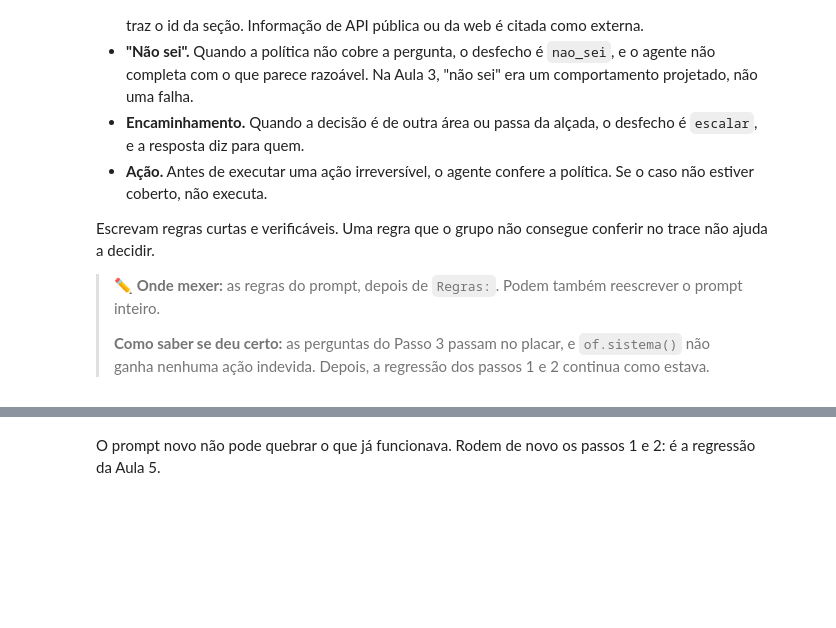
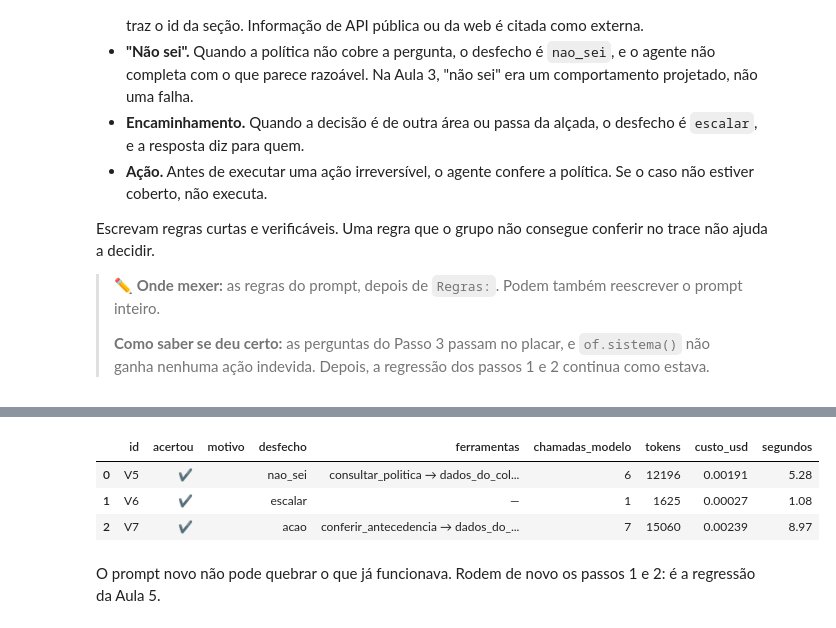
Before and after one commit to Edulago/ai-agents-engineering-v2, a Jupyter notebook: encontro-06/02b-exercicio-oficina.ipynb, the cells around one changed output, grey strips where cells are left out. Saved outputs shown, nothing was run; the diff lists cells and outputs as text; code cells hidden in the pictures; blank space fills up the shorter version.

```diff
--- a/encontro-06/02b-exercicio-oficina.ipynb
+++ b/encontro-06/02b-exercicio-oficina.ipynb
@@ -376,0 +555,82 @@ of.rodar(agente, 3)
+# %%
+# ✏️ EDITE AQUI ──────────────────────────────────────────────
+# 1) A conta de datas sai do modelo. Nas rodadas exploratórias, só com o prompt, o gpt-4o-mini errou a antecedência
+#    nos dois sentidos (escalou ida em 08/12 e liberou ida em 26/11). Uma ferramenta determinística faz a conta;
+#    o modelo só lê o resultado. Ela é registrada na oficina para aparecer no trace como as outras.
+from datetime import date
+
+def conferir_antecedencia(data_ida: str) -> dict:
+    try:
+        ida = date.fromisoformat(data_ida)
+    except ValueError:
+        return {"erro": "data_invalida", "mensagem": f"'{data_ida}' não é uma data AAAA-MM-DD.",
+                "como_corrigir": "mande a data de ida no formato AAAA-MM-DD"}
+    dias = (ida - date.today()).days
+    return {"origem": "cálculo da Lumen (código, sem modelo)", "hoje": date.today().isoformat(), "data_ida": ida.isoformat(),
+            "dias_de_antecedencia": dias, "cumpre_antecedencia_de_7_dias": dias >= 7}
+
+of.IMPLEMENTACOES["conferir_antecedencia"] = conferir_antecedencia
+of._caso()["ferramentas"]["conferir_antecedencia"] = {
+    "papeis": ["interna"],
+    "contrato": {
+        "descricao": ("Calcula, em código, quantos dias corridos faltam de hoje até a data de ida e se o pedido cumpre "
+                      "a antecedência mínima de 7 dias da política. Use sempre que a resposta depender da antecedência "
+                      "(antes de dizer se a viagem está de acordo, se pode pedir ou antes de submeter). Não faça essa conta "
+                      "por conta própria: use o campo cumpre_antecedencia_de_7_dias."),
+        "parametros": {"type": "object",
+                       "properties": {"data_ida": {"type": "string", "description": "data de ida, AAAA-MM-DD"}},
+                       "required": ["data_ida"], "additionalProperties": False},
+    },
+}
+if "conferir_antecedencia" not in FERRAMENTAS:
+    FERRAMENTAS = FERRAMENTAS + ["conferir_antecedencia"]
+
+# 2) Contrato da consultar_politica: a busca sempre devolve alguma seção, e o modelo ficava em loop procurando
+#    um assunto que a política não tem (bateu no limite de passos). O contrato agora diz quando parar.
+CONTRATOS["consultar_politica"] = {
+    "nome": "consultar_politica",
+    "descricao": ("Busca na política de viagens da Lumen e devolve até 3 seções, cada uma com um id. Use para qualquer regra "
+                  "da empresa: antecedência, teto de hotel, feriados, clima, viagens internacionais e submissão. Cite o id da "
+                  "seção na resposta. A busca sempre devolve alguma seção, mesmo quando a política não trata do assunto: "
+                  "leia o texto. Se ele não fala do assunto perguntado, a política não cobre; não consulte de novo e responda nao_sei."),
+    "parametros": {"type": "object",
+                   "properties": {"pergunta": {"type": "string", "description": "o assunto a buscar, em poucas palavras", "maxLength": 200}},
+                   "required": ["pergunta"]},
+}
+
+# 3) Limite de consultas à política, em código. Mesmo com o contrato novo, o modelo às vezes repete a busca
+#    até o limite de passos. A partir da 4ª consulta no mesmo atendimento, a ferramenta devolve um erro que manda
+#    responder nao_sei. Não depende de o modelo obedecer.
+if not hasattr(of, "_politica_original"):
+    of._politica_original = of.consultar_politica
+LIMITE_CONSULTAS_POLITICA = 3
+
+def consultar_politica_com_limite(pergunta: str) -> dict:
+    feitas = sum(1 for e in (of._atual["registro"] or []) if e["ferramenta"] == "consultar_politica")
+    if feitas >= LIMITE_CONSULTAS_POLITICA:
+        return {"erro": "limite_de_consultas",
+                "mensagem": f"A política já foi consultada {feitas} vezes neste atendimento e não muda entre consultas.",
+                "como_corrigir": "não consulte de novo; se nenhuma seção tratou do assunto, a política não cobre: responda nao_sei"}
+    return of._politica_original(pergunta)
+
+of.IMPLEMENTACOES["consultar_politica"] = consultar_politica_com_limite
+
+# 4) O prompt: regras curtas, cada uma conferível no trace.
+PROMPT = of.prompt_inicial() + """
+
+Regras:
+- Fonte: toda regra da Lumen vem de consultar_politica. No campo fontes, cite o id da seção usada (ex.: politica-viagens#teto-de-diaria-de-hotel). Informação de API pública ou da web é externa: cite o link ou a API e diga que é informação externa.
+- Escopo da política: ela só tem estas seções: antecedência do pedido, teto de diária de hotel, feriados no período, clima e atrasos, viagens internacionais, submissão do pedido e dados do colaborador. Assunto fora dessa lista não é coberto.
+- "Não sei": confira se o texto de alguma seção devolvida fala do assunto exato da pergunta. Se, depois de no máximo duas consultas à política com termos diferentes, nenhuma seção falar do assunto, pare de consultar: o desfecho é nao_sei. Diga que a política não cobre o assunto e não complete com o que parece razoável. A política não proibir algo não quer dizer que permite.
+- Viagem internacional: destino fora do Brasil é sempre escalar para a equipe de Viagens Corporativas. Nunca submeta pedido internacional, mesmo que o consultor peça.
+- Antecedência: use conferir_antecedencia e siga o campo cumpre_antecedencia_de_7_dias. Não conte dias por conta própria. Se não cumprir, o desfecho é escalar para o diretor da área.
+- Feriado: só conta se a data do feriado estiver entre a ida e a volta, inclusive. Feriado no período pede justificativa do gestor no pedido; não é motivo para escalar.
+- Viagem nacional: quando o consultor perguntar se está tudo certo ou o que precisa saber, diga cada ponto da política com a sua seção: antecedência, teto de hotel do nível dele, feriado no período e, se houver previsão, chuva forte.
+- Ação: só chame submeter_pedido_de_viagem quando todas estas condições valerem: o consultor mandou submeter ou abrir o pedido; ele informou destino, ida, volta, motivo e valor estimado; o destino é no Brasil; e conferir_antecedencia confirmou a antecedência. Nunca invente o valor estimado nem use 0. "Posso fazer o pedido?" ou "está tudo certo?" são dúvidas, não ordens: responda e não submeta.
+- Seja econômico: nunca repita uma chamada com os mesmos argumentos, porque o resultado não muda. Só chame as ferramentas que a pergunta exige.
+"""
+# ✏️ ATÉ AQUI ────────────────────────────────────────────────
+
+agente = montar_agente()
+of.rodar(agente, 3)
+# %% [output]
@@ -377,3 +642,7 @@ of.rodar(agente, 3)
+|  | id | acertou | motivo | desfecho | ferramentas | chamadas_modelo | tokens | custo_usd | segundos |
+| 0 | V5 | ✔ |  | nao_sei | consultar_politica → dados_do_col... | 6 | 12196 | 0.00191 | 5.28 |
+| 1 | V6 | ✔ |  | escalar | — | 1 | 1625 | 0.00027 | 1.08 |
+| 2 | V7 | ✔ |  | acao | conferir_antecedencia → dados_do_... | 7 | 15060 | 0.00239 | 8.97 |
 # %% [markdown]
 O prompt novo não pode quebrar o que já funcionava. Rodem de novo os passos 1 e 2: é a regressão da Aula 5.
 # %%
```
Also changed, not shown: parts of 43 cells of this notebook, 1 other file.
